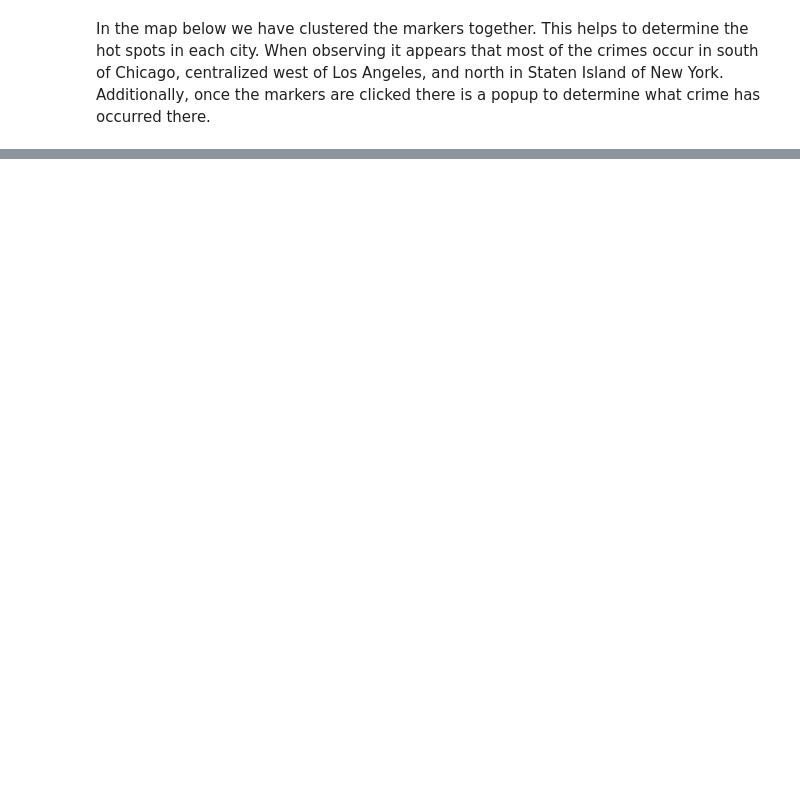
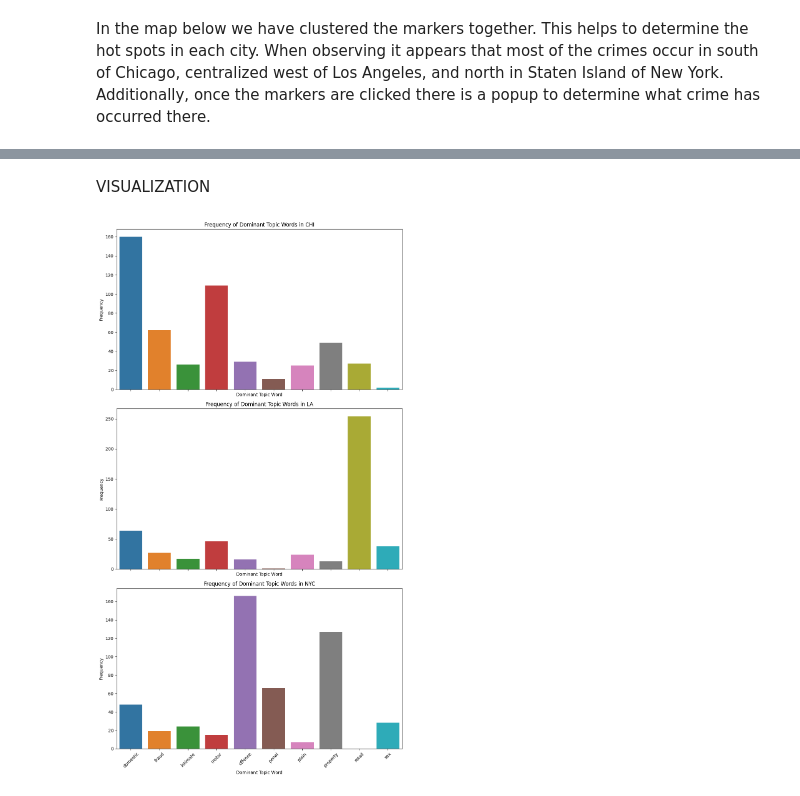
Before and after one commit to aya-rodgers97/Crime-Project-Tools-1, a Jupyter notebook: project_paper.ipynb, the cells around one changed output, grey strips where cells are left out. Saved outputs shown, nothing was run; the diff lists cells and outputs as text; code cells hidden in the pictures; blank space fills up the shorter version.

```diff
--- a/project_paper.ipynb
+++ b/project_paper.ipynb
@@ -376,3 +378,29 @@ for lat, lng, crm, in zip(l_df.Latitude, l_df.Longitude, l_df.Crime):
 la_map2
 # %% [output]
 [interactive output not drawn]
+# %% [markdown]
+VISUALIZATION
+# %%
+import matplotlib.pyplot as plt
+import seaborn as sns
+
+city_topic_word_counts = combined_df.groupby(['City', 'Dominant Topic Word']).size().unstack(fill_value=0)
+
+cities = city_topic_word_counts.index
+num_cities = len(cities)
+fig, axes = plt.subplots(num_cities, 1, figsize=(10, 6*num_cities), sharex=True)
+
+for i, city in enumerate(cities):
+    sns.barplot(x=city_topic_word_counts.columns, y=city_topic_word_counts.loc[city], ax=axes[i])
+    axes[i].set_title(f'Frequency of Dominant Topic Words in {city}')
+    axes[i].set_ylabel('Frequency')
+    axes[i].set_xlabel('Dominant Topic Word')
+    axes[i].tick_params(axis='x', rotation=45)
+
+    axes[i].set_xticklabels(city_topic_word_counts.columns, rotation=45)
+
+plt.xlabel('Dominant Topic Word')
+plt.tight_layout()
+plt.show()
+# %% [output]
+[figure, added]
```
Also changed, not shown: parts of 17 cells of this notebook.
